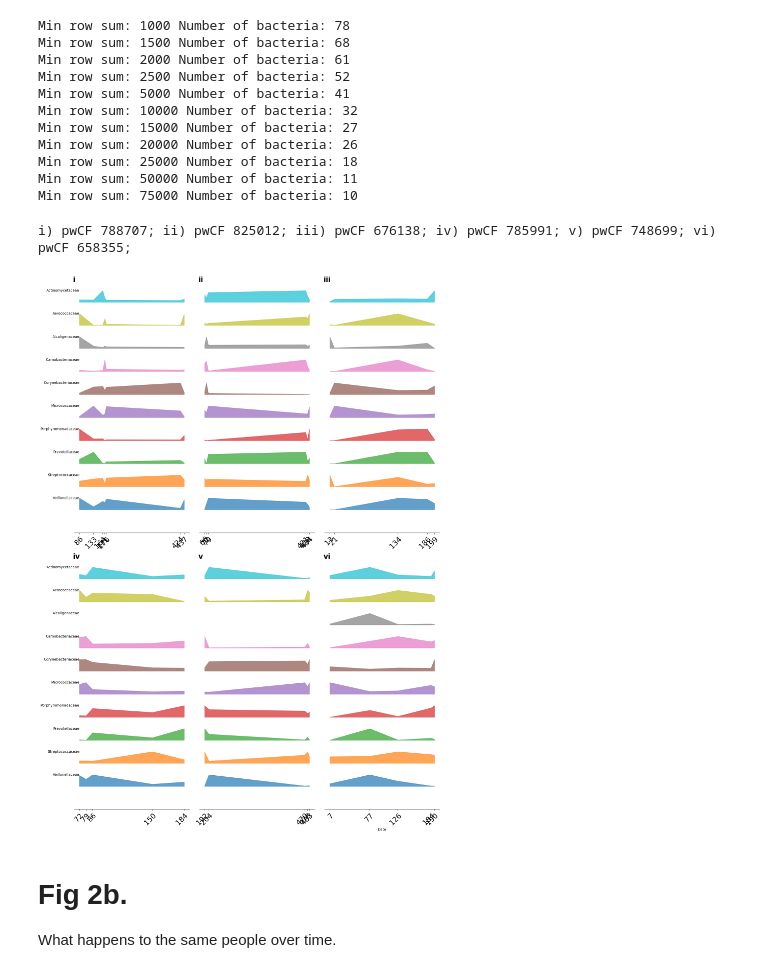
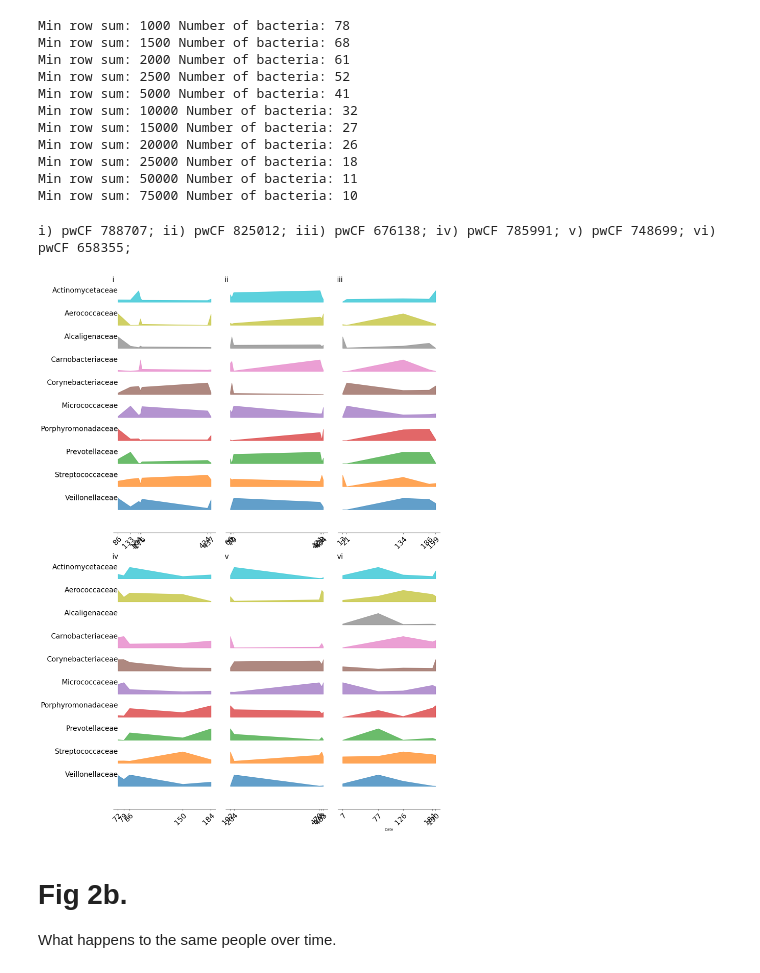
Before and after one commit to linsalrob/CF_Data_Analysis, a Jupyter notebook: Jupyter/EveryPerson.ipynb, the cells around one changed output. Saved outputs shown, nothing was run; the diff lists cells and outputs as text; code cells hidden in the pictures.

```diff
--- a/Jupyter/EveryPerson.ipynb
+++ b/Jupyter/EveryPerson.ipynb
@@ -136,7 +136,7 @@ for i, pwCF_ID in enumerate(interesting_people):
         ax.fill_between(subset['Date'], offset, values + offset, alpha=0.7, color=colors[ix])
         # Add bacteria name
         if col == 0:
-            ax.text(subset['Date'].min(), offset + spacing / 2, bacteria_name[bacteria], va='center', ha='right')
+            ax.text(subset['Date'].min(), offset + spacing / 2, bacteria_name[bacteria], va='center', ha='right', fontsize=20)
 
     # Adjust y-axis limits
     ax.set_ylim(-spacing, len(bacteria_list) * spacing)
@@ -161,34 +161,34 @@ for i, pwCF_ID in enumerate(interesting_people):
     ax.spines['left'].set_visible(False)
     #ax.spines['bottom'].set_visible(False)
     ax.title.set_text(f"pwCF {pwCF_ID}")
 
     if i == 2:
         row = 1
         col = 0
     else:
         col += 1
 
 
 # labels = [f"{chr(97+i)})" for i in range(nrows*ncols)] # this makes the labels a, b, c, d
 labels = [cf_analysis_lib.int2roman(i+1) for i in range(nrows*ncols)] # this makes the labels roman numerals
 for ax, label in zip(axes.flat, labels):
     ax.text(-0.01, 1.01, label, transform=ax.transAxes,
             fontsize=20, va='top', ha='left')
     print(f"{label}) {ax.get_title()}", end="; ")
     ax.set_title("")
 print()
 
 # Adjust layout
 plt.tight_layout()
 fig.align_xlabels()
 # Display the plot
 plt.savefig('final_images/fig2a.png', dpi=300)
 plt.savefig('final_images/fig2a.svg', dpi=300)
 plt.show()
 cf_analysis_lib.create_thumbnail("fig2a.png")
 # %% [output]
 i) pwCF 788707; ii) pwCF 825012; iii) pwCF 676138; iv) pwCF 785991; v) pwCF 748699; vi) pwCF 658355;
-[figure, old version]
+[figure, new version]
 # %% [markdown]
 # Fig 2b.
 
```
Also changed, not shown: 1 other file.
